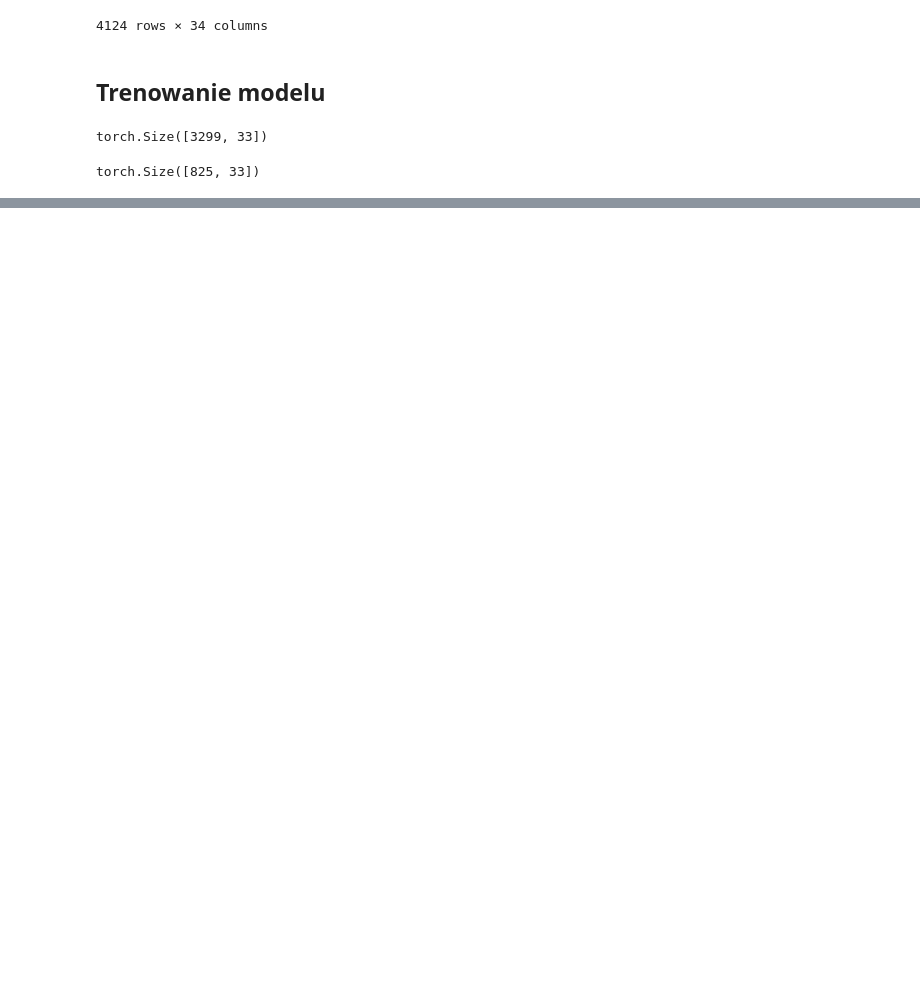
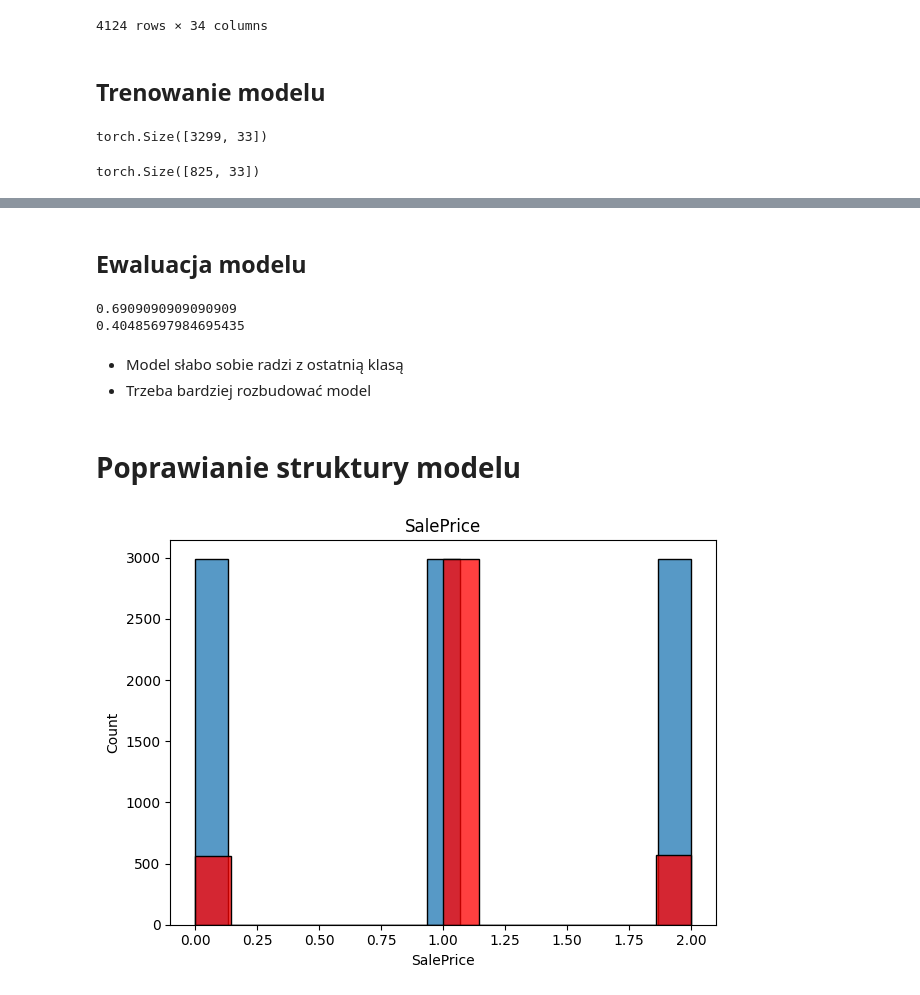
Before and after one commit to BrunoSienkiewicz/Neural-networks, a Jupyter notebook: miniprojekt_2/miniprojekt_2_bruno.ipynb, the cells around one changed output, grey strips where cells are left out. Saved outputs shown, nothing was run; the diff lists cells and outputs as text; code cells hidden in the pictures; blank space fills up the shorter version.

```diff
--- a/miniprojekt_2/miniprojekt_2_bruno.ipynb
+++ b/miniprojekt_2/miniprojekt_2_bruno.ipynb
@@ -97,0 +129,12 @@ plt.show()
+# %% [markdown]
+## Ewaluacja modelu
+# %%
+from helper_functions import get_accuracy
+
+final_acc = get_accuracy(net, valid)
+final_mse = get_mse(net, valid)
+print(final_acc)
+print(final_mse)
+# %% [output]
+0.6909090909090909
+0.40485697984695435
@@ -97,0 +143,18 @@ plt.show()
+# %% [markdown]
+- Model słabo sobie radzi z ostatnią klasą
+- Trzeba bardziej rozbudować model
+# %% [markdown]
+# Poprawianie struktury modelu
+# %%
+from data_functions import equalize_classes
+
+data_eq = equalize_classes(data, "SalePrice")
+
+fig, ax = plt.subplots()
+sns.histplot(data_eq["SalePrice"], ax=ax)
+sns.histplot(data["SalePrice"], ax=ax, color="red")
+ax.set_title("SalePrice")
+plt.tight_layout()
+plt.show()
+# %% [output]
+[figure, added]
```
Also changed, not shown: parts of 12 cells of this notebook, 6 other files.
